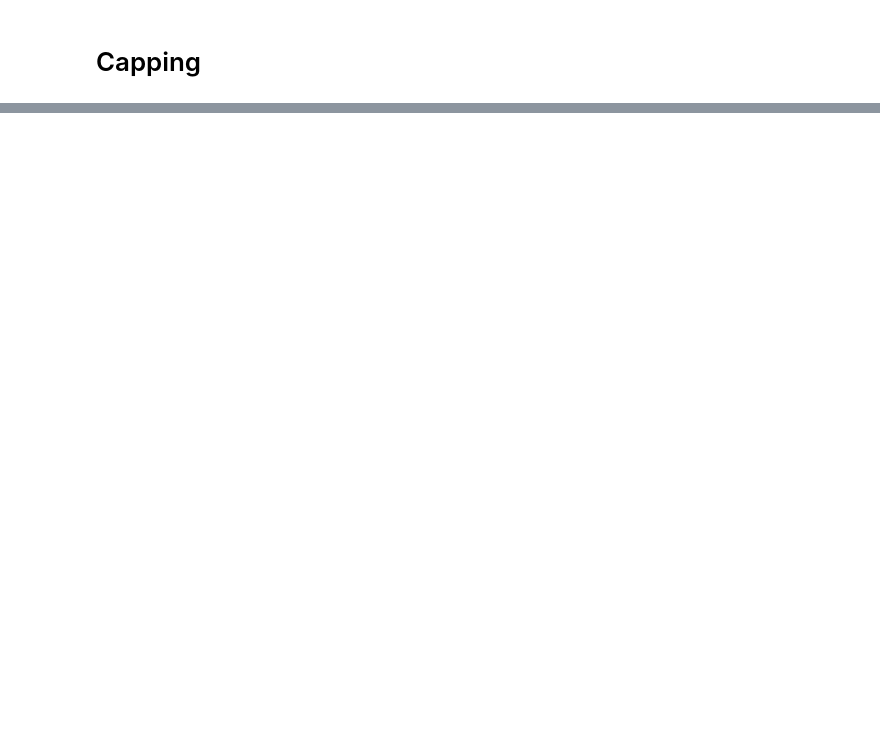
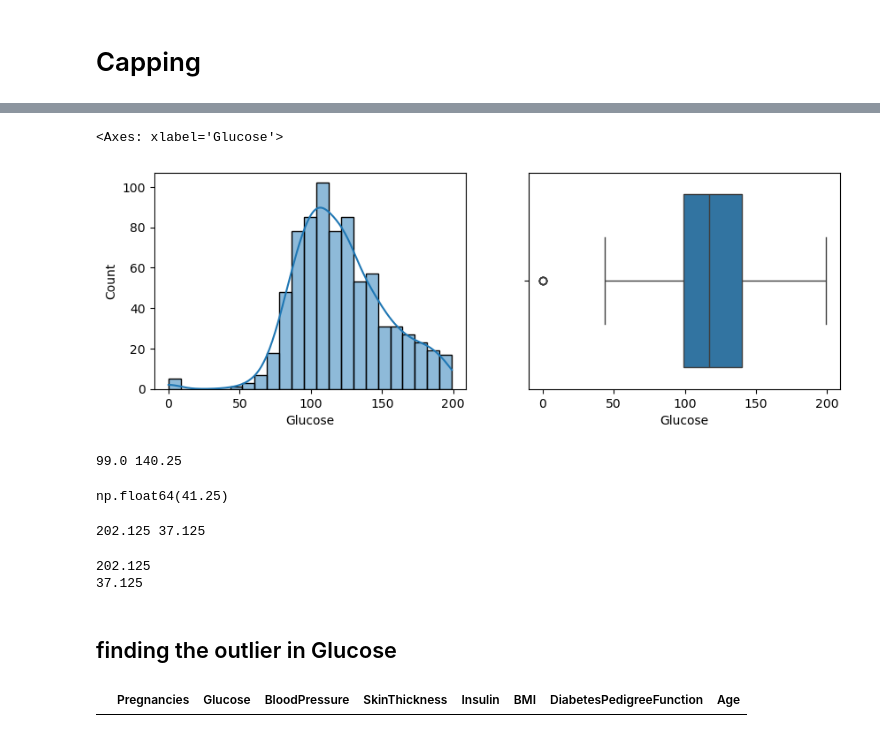
Before and after one commit to manishkumarmj/100_days_ml, a Jupyter notebook: ML_X/sefl_Learn/Day_43_iqr_outliers/S_house_iqr.ipynb, the cells around one changed output, grey strips where cells are left out. Drawn from its saved outputs; the diff is of its cells as text; code cells hidden in the pictures; blank space fills up the shorter version.

```diff
--- a/ML_X/sefl_Learn/Day_43_iqr_outliers/S_house_iqr.ipynb
+++ b/ML_X/sefl_Learn/Day_43_iqr_outliers/S_house_iqr.ipynb
@@ -180,0 +206,40 @@ sns.boxplot(x=new_df_cap['Pregnancies'])
+# %%
+plt.figure(figsize=(10,7))
+
+plt.subplot(2,2,1)
+sns.histplot(df['Glucose'],kde=True)
+
+plt.subplot(2,2,2)
+sns.boxplot(x = df['Glucose'])
+# %% [output]
+<Axes: xlabel='Glucose'>
+[figure, added]
+# %%
+percentile25 = df['Glucose'].quantile(0.25)
+percentile75 = df['Glucose'].quantile(0.75)
+print(percentile25,percentile75)
+# %% [output]
+99.0 140.25
+# %%
+iqr = percentile75-  percentile25
+iqr
+# %% [output]
+np.float64(41.25)
+# %%
+upperlimt = percentile75 + 1.5*iqr
+lowerlimt = percentile25-1.5*iqr
+print(upperlimt, lowerlimt)
+# %% [output]
+202.125 37.125
+# %%
+print(upperlimt)
+print(lowerlimt)
+# %% [output]
+202.125
+37.125
+# %% [markdown]
+## finding the outlier in Glucose
+# %%
+df[df['Glucose'] > upperlimt]
+# %% [output]
+|  | Pregnancies | Glucose | BloodPressure | SkinThickness | Insulin | BMI | DiabetesPedigreeFunction | Age |
```
Also changed, not shown: parts of 29 cells of this notebook, 1 other file.
